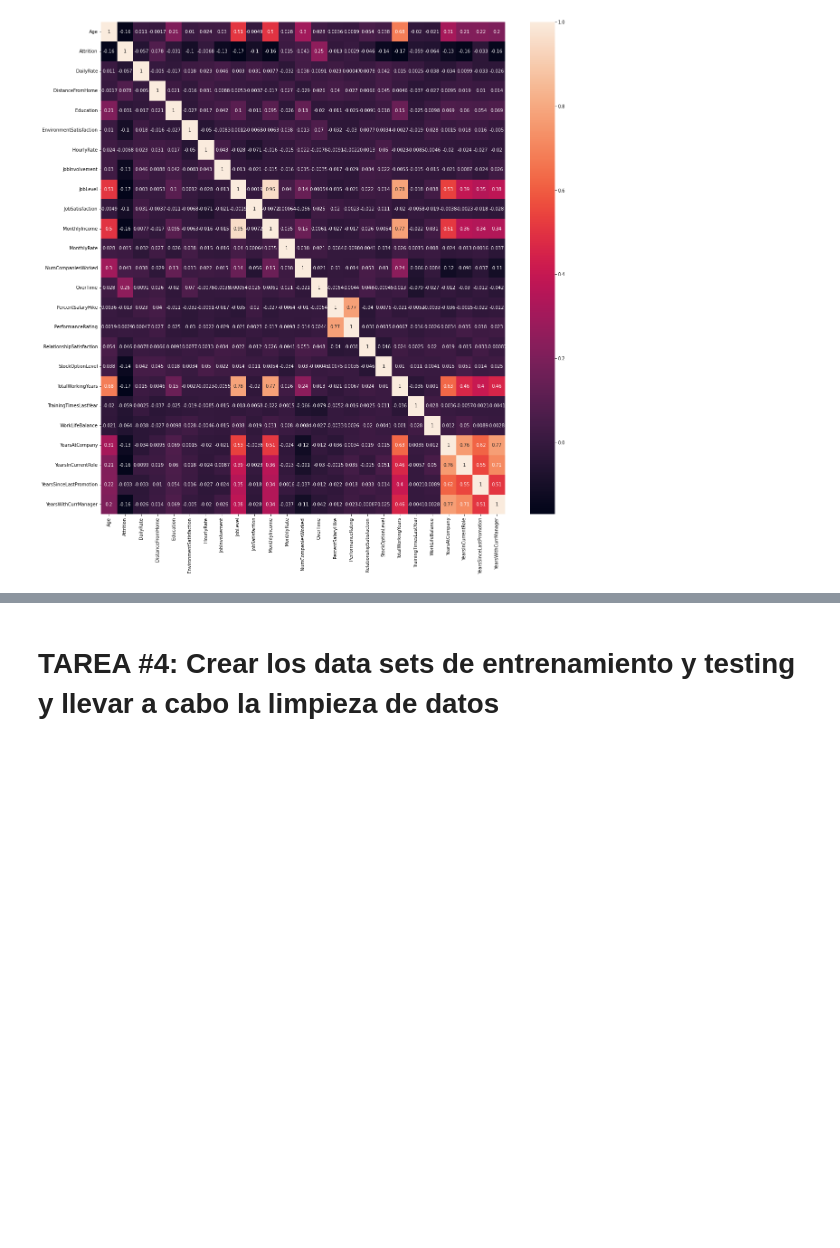
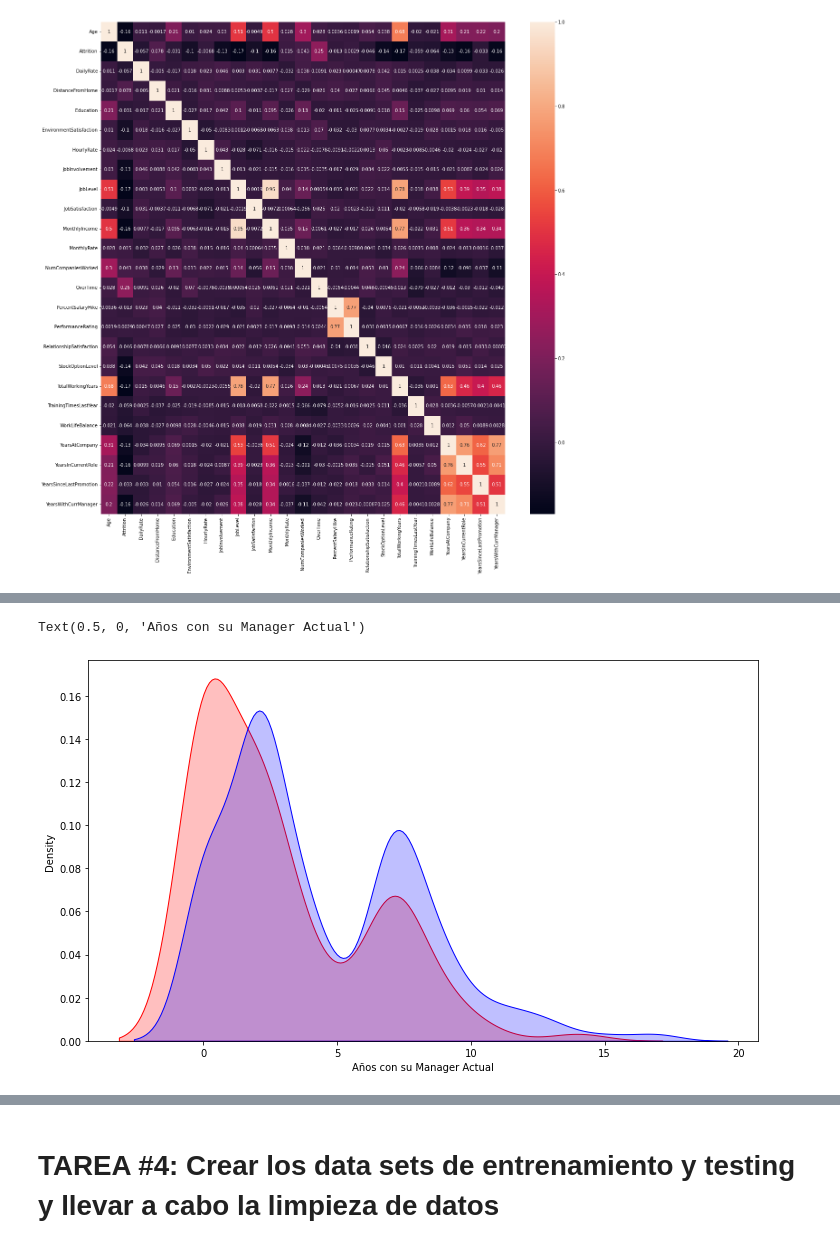
Before and after one commit to DianaOrihuela/Departamento_RH, a Jupyter notebook: Proyecto_RH.ipynb, the cells around one changed output, grey strips where cells are left out. Cells and saved outputs as stored; diff of their text form; code cells hidden in the pictures; blank space fills up the shorter version.

```diff
--- a/Proyecto_RH.ipynb
+++ b/Proyecto_RH.ipynb
@@ -224,0 +260,11 @@ sns.heatmap(correlations, annot = True)
+# %%
+
+plt.figure(figsize=[12,7])
+# estimancion de la densidad del kernel
+sns.kdeplot(left_df['YearsWithCurrManager'], label = 'Empleados que se marchan', shade=True, color='r')
+sns.kdeplot(stayed_df['YearsWithCurrManager'], label = 'Empleados que se quedan', shade=True, color='b')
+
+plt.xlabel('Años con su Manager Actual')
+# %% [output]
+Text(0.5, 0, 'Años con su Manager Actual')
+[figure, added]
```
Also changed, not shown: parts of 22 cells of this notebook.
